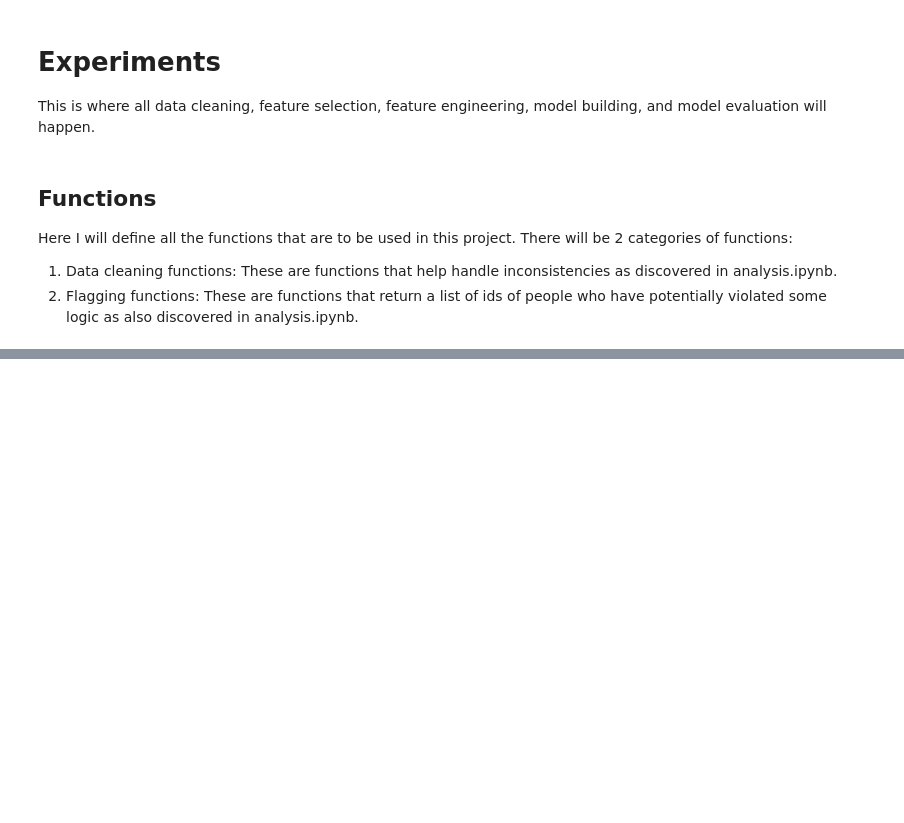
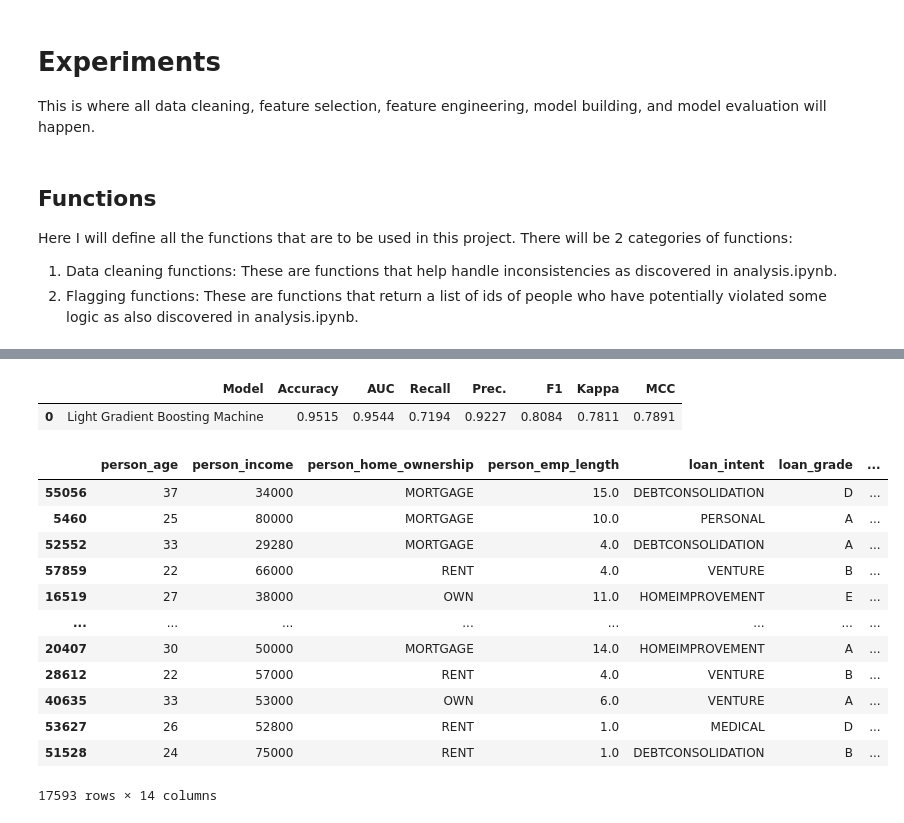
Before and after one commit to AnaqiAmir/Loan-Approval-Prediction, a Jupyter notebook: experiments.ipynb, the cells around one changed output, grey strips where cells are left out. Drawn from its saved outputs; the diff is of its cells as text; code cells hidden in the pictures; blank space fills up the shorter version.

```diff
--- a/experiments.ipynb
+++ b/experiments.ipynb
@@ -92,0 +195,18 @@ def flag_credit_history_violation(df: pd.DataFrame, min_age_for_credit: int) ->
+# %%
+s.predict_model(best)
+# %% [output]
+|  | Model | Accuracy | AUC | Recall | Prec. | F1 | Kappa | MCC |
+| 0 | Light Gradient Boosting Machine | 0.9515 | 0.9544 | 0.7194 | 0.9227 | 0.8084 | 0.7811 | 0.7891 |
+|  | person_age | person_income | person_home_ownership | person_emp_length | loan_intent | loan_grade | ... |
+| 55056 | 37 | 34000 | MORTGAGE | 15.0 | DEBTCONSOLIDATION | D | ... |
+| 5460 | 25 | 80000 | MORTGAGE | 10.0 | PERSONAL | A | ... |
+| 52552 | 33 | 29280 | MORTGAGE | 4.0 | DEBTCONSOLIDATION | A | ... |
+| 57859 | 22 | 66000 | RENT | 4.0 | VENTURE | B | ... |
+| 16519 | 27 | 38000 | OWN | 11.0 | HOMEIMPROVEMENT | E | ... |
+| ... | ... | ... | ... | ... | ... | ... | ... |
+| 20407 | 30 | 50000 | MORTGAGE | 14.0 | HOMEIMPROVEMENT | A | ... |
+| 28612 | 22 | 57000 | RENT | 4.0 | VENTURE | B | ... |
+| 40635 | 33 | 53000 | OWN | 6.0 | VENTURE | A | ... |
+| 53627 | 26 | 52800 | RENT | 1.0 | MEDICAL | D | ... |
+| 51528 | 24 | 75000 | RENT | 1.0 | DEBTCONSOLIDATION | B | ... |
+17593 rows × 14 columns
```
Also changed, not shown: parts of 10 cells of this notebook.
